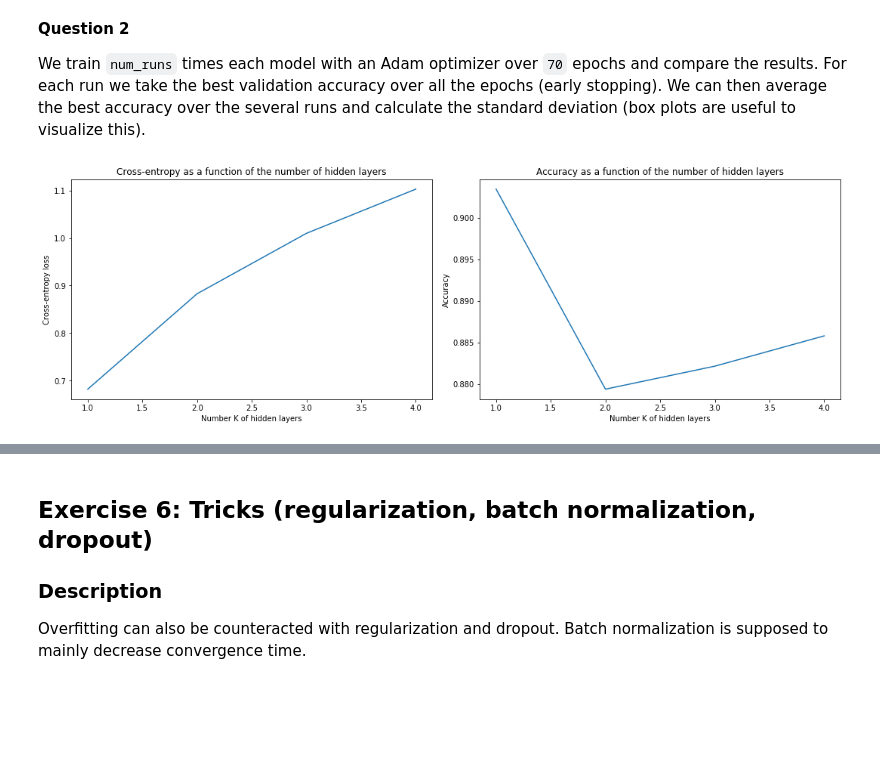
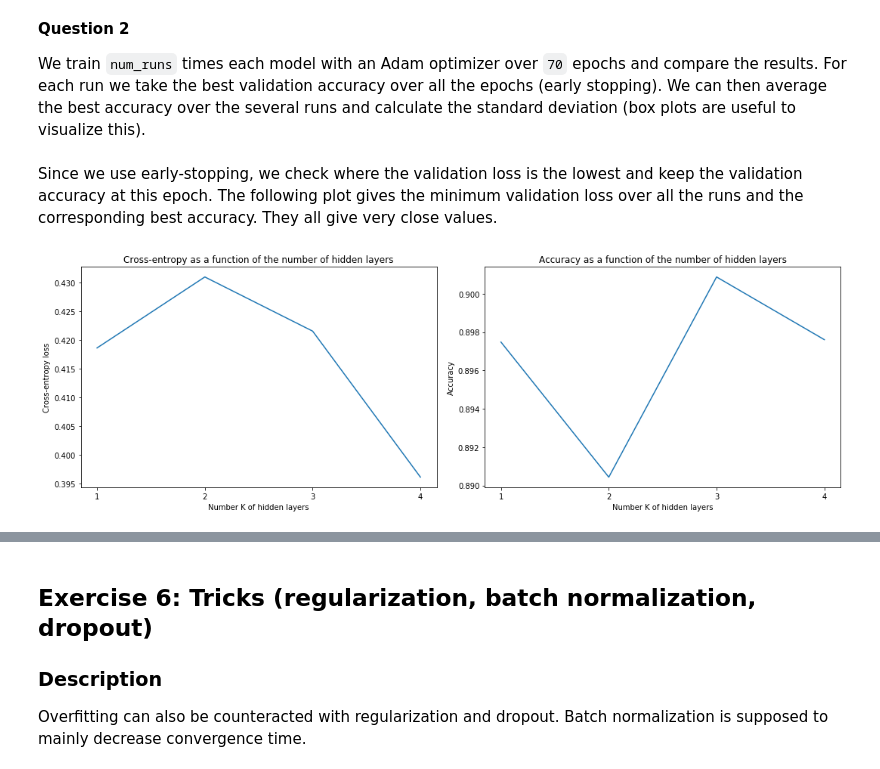
Before and after one commit to SSappy/ANN-Project-1, a Jupyter notebook: miniproject1.ipynb, the cells around one changed output, grey strips where cells are left out. Drawn from its saved outputs; the diff is of its cells as text; code cells hidden in the pictures; blank space fills up the shorter version.

```diff
--- a/miniproject1.ipynb
+++ b/miniproject1.ipynb
@@ -1034,24 +1028,31 @@ accuracy_scores = load_obj('ex5_accs')
+# %% [markdown]
+Since we use early-stopping, we check where the validation loss is the lowest and keep the validation accuracy at this epoch. The following plot gives the minimum validation loss over all the runs and the corresponding best accuracy. They all give very close values.
 # %%
-loss_scores = np.array(loss_scores)
-accuracy_scores = np.array(accuracy_scores)
+"""
+Loading the lists.
+"""
+loss_scores = np.array(load_obj('ex5_losses'))
+accuracy_scores = np.array(load_obj('ex5_accs'))
 
-max_loss_scores = np.max(loss_scores, axis=(1, 2))
-max_accuracy_scores = np.max(accuracy_scores, axis=(1, 2))
+max_loss_scores = np.min(loss_scores, axis=(1, 2))
+max_accuracy_scores = np.take(accuracy_scores.reshape(accuracy_scores.shape[0], -1),
+                              np.argmin(loss_scores.reshape(loss_scores.shape[0], -1), axis=1)
+                             )
 
 fig, ax = plt.subplots(1, 2, figsize=(15,5))
 
-ax[0].plot(np.arange(1, 5), max_loss_scores)
+ax[0].plot(['1', '2', '3', '4'], max_loss_scores)
 ax[0].set_title('Cross-entropy as a function of the number of hidden layers')
 ax[0].set_ylabel('Cross-entropy loss')
 ax[0].set_xlabel('Number K of hidden layers')
 
-ax[1].plot(np.arange(1, 5), max_accuracy_scores)
+ax[1].plot(['1', '2', '3', '4'], max_accuracy_scores)
 ax[1].set_title('Accuracy as a function of the number of hidden layers')
 ax[1].set_ylabel('Accuracy')
 ax[1].set_xlabel('Number K of hidden layers')
 
 plt.tight_layout()
 
 plt.show()
 # %% [output]
-[figure, old version]
+[figure, new version]
```
Also changed, not shown: parts of 14 cells of this notebook, 1 other file.
